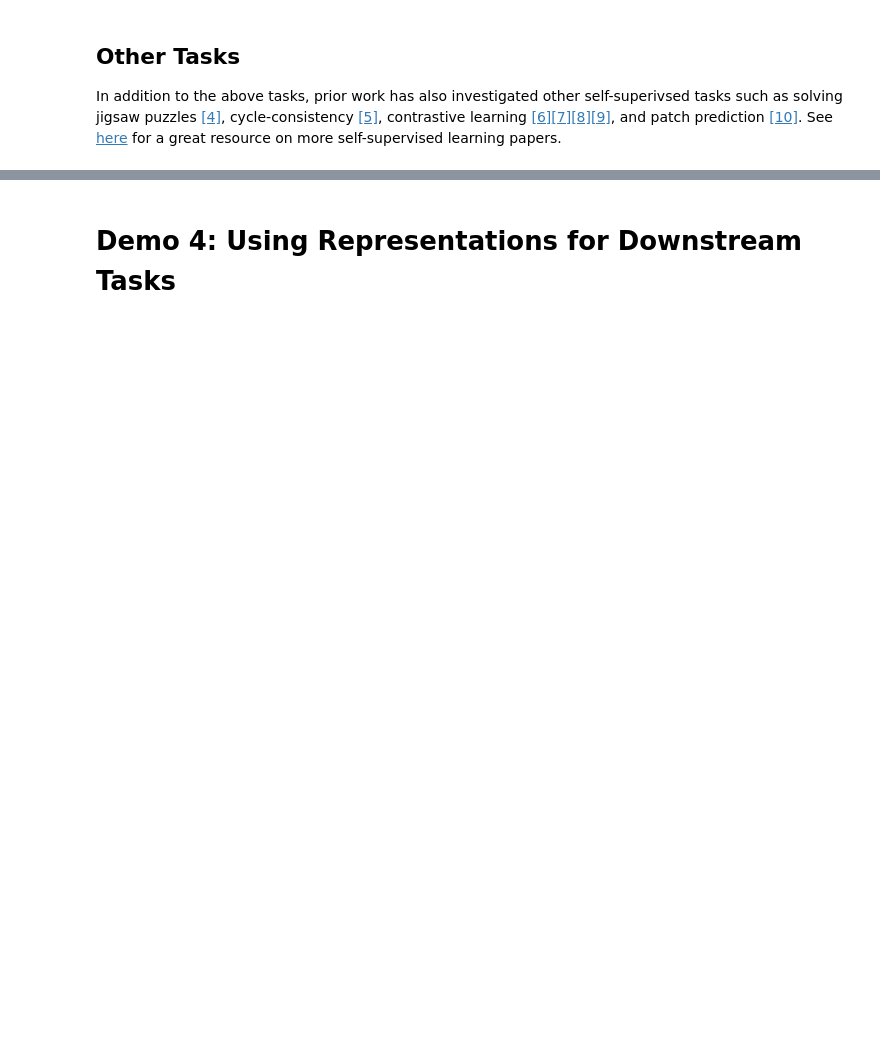
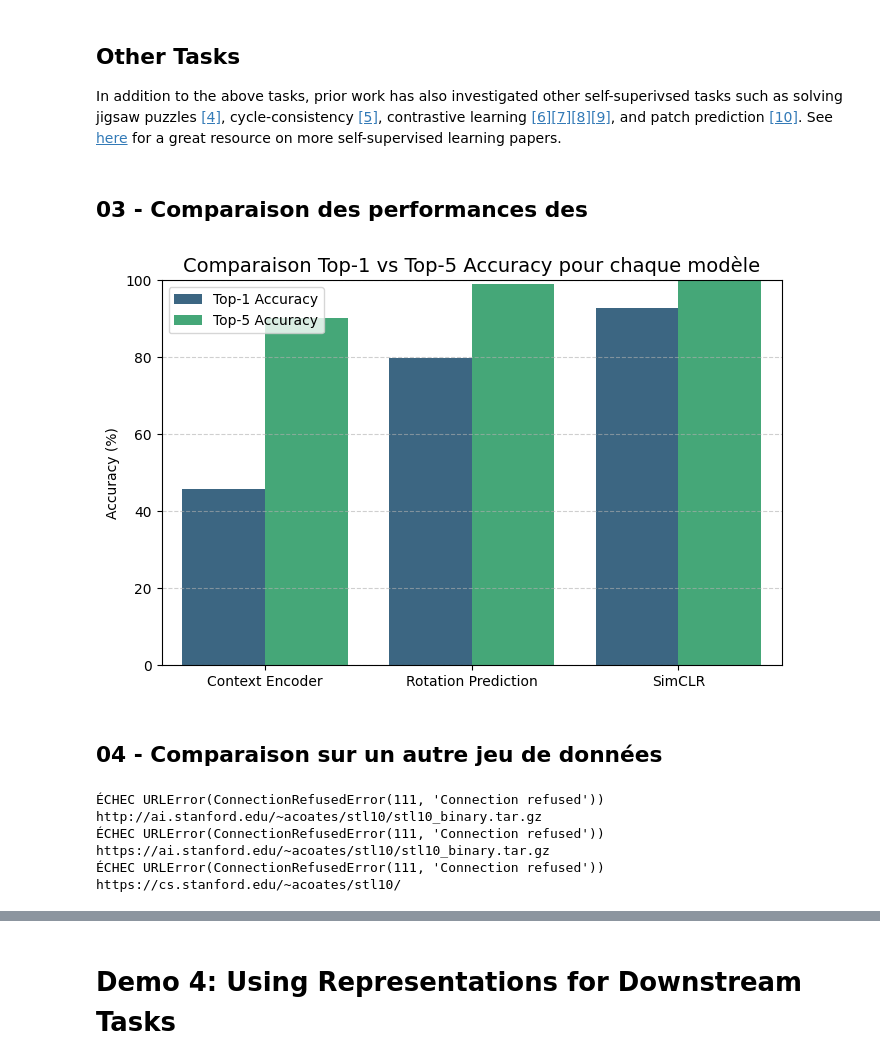
Before and after one commit to SMOULD07/APPLICATION-WEB-L3-, a Jupyter notebook: tp_self_supervised.ipynb, the cells around one changed output, grey strips where cells are left out. Cells and saved outputs as stored; diff of their text form; code cells hidden in the pictures; blank space fills up the shorter version.

```diff
--- a/tp_self_supervised.ipynb
+++ b/tp_self_supervised.ipynb
@@ -439,3 +501,63 @@ display_nearest_neighbors('simclr', model, test_loader)
 # %% [markdown]
 ## Other Tasks
 In addition to the above tasks, prior work has also investigated other self-superivsed tasks such as solving jigsaw puzzles [[4]](https://arxiv.org/abs/1603.09246), cycle-consistency [[5]](https://arxiv.org/abs/1903.07593), contrastive learning [[6]](https://arxiv.org/abs/1807.03748)[[7]](https://arxiv.org/abs/1905.09272)[[8]](https://arxiv.org/abs/1906.05849)[[9]](https://arxiv.org/abs/1911.05722), and patch prediction [[10]](https://arxiv.org/abs/1505.05192). See [here](https://github.com/jason718/awesome-self-supervised-learning) for a great resource on more self-supervised learning papers.
+# %% [markdown]
+## **03 - Comparaison des performances des**
+# %%
+import pandas as pd
+import matplotlib.pyplot as plt
+import seaborn as sns
+
+# Données des modèles
+data = {
+    "Model": ["Context Encoder", "Rotation Prediction", "SimCLR"],
+    "Top-1 Accuracy": [45.77, 79.91, 92.84],
+    "Top-5 Accuracy": [90.29, 99.12, 99.86]
+}
+
+# Création du DataFrame
+df = pd.DataFrame(data)
+df_melted = df.melt(id_vars="Model",
+                    value_vars=["Top-1 Accuracy", "Top-5 Accuracy"],
+                    var_name="Metric",
+                    value_name="Accuracy")
+
+#  Graphique comparatif
+plt.figure(figsize=(8,5))
+sns.barplot(data=df_melted, x="Model", y="Accuracy", hue="Metric", palette="viridis")
+
+plt.title("Comparaison Top-1 vs Top-5 Accuracy pour chaque modèle", fontsize=14)
+plt.ylabel("Accuracy (%)")
+plt.xlabel("")
+plt.ylim(0, 100)
+plt.legend(title="")
+plt.grid(axis="y", linestyle="--", alpha=0.6)
+
+plt.show()
+# %% [output]
+[figure, added]
+# %% [markdown]
+## **04 - Comparaison sur un autre jeu de données**
+# %%
+import urllib.request
+
+urls = [
+    "http://ai.stanford.edu/~acoates/stl10/stl10_binary.tar.gz",
+    "https://ai.stanford.edu/~acoates/stl10/stl10_binary.tar.gz",
+    "https://cs.stanford.edu/~acoates/stl10/"
+]
+
+for url in urls:
+    try:
+        req = urllib.request.Request(
+            url, method="HEAD",
+            headers={"User-Agent": "Mozilla/5.0"}
+        )
+        with urllib.request.urlopen(req, timeout=15) as r:
+            print("OK", r.status, url)
+    except Exception as e:
+        print("ÉCHEC", repr(e), url)
+# %% [output]
+ÉCHEC URLError(ConnectionRefusedError(111, 'Connection refused')) http://ai.stanford.edu/~acoates/stl10/stl10_binary.tar.gz
+ÉCHEC URLError(ConnectionRefusedError(111, 'Connection refused')) https://ai.stanford.edu/~acoates/stl10/stl10_binary.tar.gz
+ÉCHEC URLError(ConnectionRefusedError(111, 'Connection refused')) https://cs.stanford.edu/~acoates/stl10/
```
Also changed, not shown: parts of 8 cells of this notebook.
